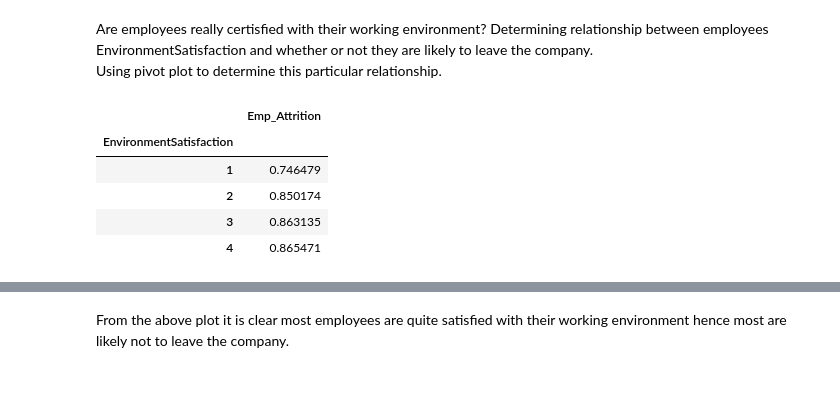
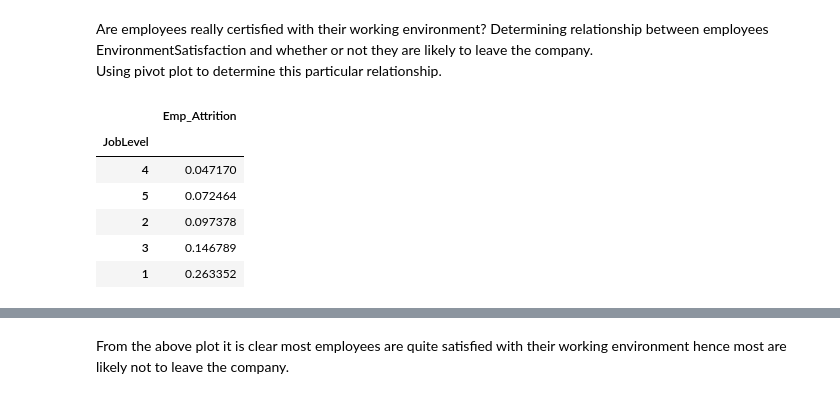
Before and after one commit to GorrettyOkumbe/Datascience-One-Campus, a Jupyter notebook: WORK _SPACE/Employee_Attrition_2023.ipynb, the cells around one changed output, grey strips where cells are left out. Cells and saved outputs as stored; diff of their text form; code cells hidden in the pictures.

```diff
--- a/WORK _SPACE/Employee_Attrition_2023.ipynb
+++ b/WORK _SPACE/Employee_Attrition_2023.ipynb
@@ -40,7 +45,7 @@ def wrangle(path):
     df =  pd.read_csv(path)
 
     #create new target column that is new attrition ("Emp_Attrition") column
-    df["Emp_Attrition"] = [1 if  i == "No" else 0 for i in df["Attrition"]]
+    df["Emp_Attrition"] = [1 if  i == "Yes" else 0 for i in df["Attrition"]]
 
     # drop old target feature `Attrition`
     df.drop(columns="Attrition", inplace=True)
@@ -54,7 +59,7 @@ def wrangle(path):
     # Drop leaky features
     df.drop(columns = df_leaky_features, inplace=True)
 
-    #dropping multicollinear features
+    # dropping multicollinear features
     df.drop(columns=["Age", "MonthlyIncome", "PercentSalaryHike"], inplace=True)
 
     return df
@@ -184,17 +207,18 @@ Using pivot plot to determine this particular relationship.<br>
 # %%
 _piv = pd.pivot_table(
     df,
-    index = "EnvironmentSatisfaction",
+    index = "JobLevel",
     values = "Emp_Attrition",
     aggfunc = np.mean).sort_values(by = "Emp_Attrition")
 _piv.head()
 # %% [output]
 |  | Emp_Attrition |
-| EnvironmentSatisfaction |  |
-| 1 | 0.746479 |
-| 2 | 0.850174 |
-| 3 | 0.863135 |
-| 4 | 0.865471 |
+| JobLevel |  |
+| 4 | 0.047170 |
+| 5 | 0.072464 |
+| 2 | 0.097378 |
+| 3 | 0.146789 |
+| 1 | 0.263352 |
 # %%
 #Plotting horizontal bar chart of monthly_piv
 _piv.plot(
```
Also changed, not shown: parts of 24 cells of this notebook.
